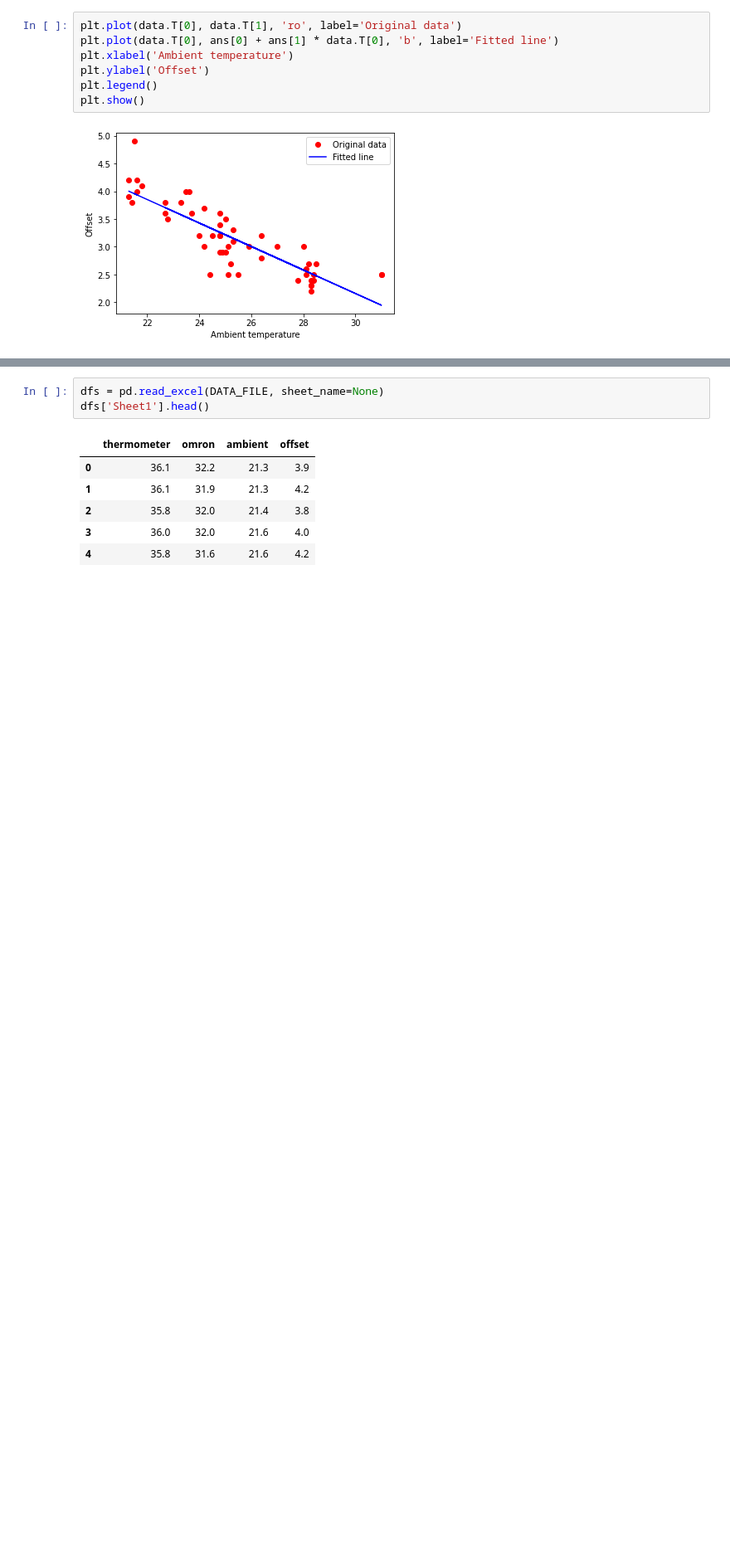
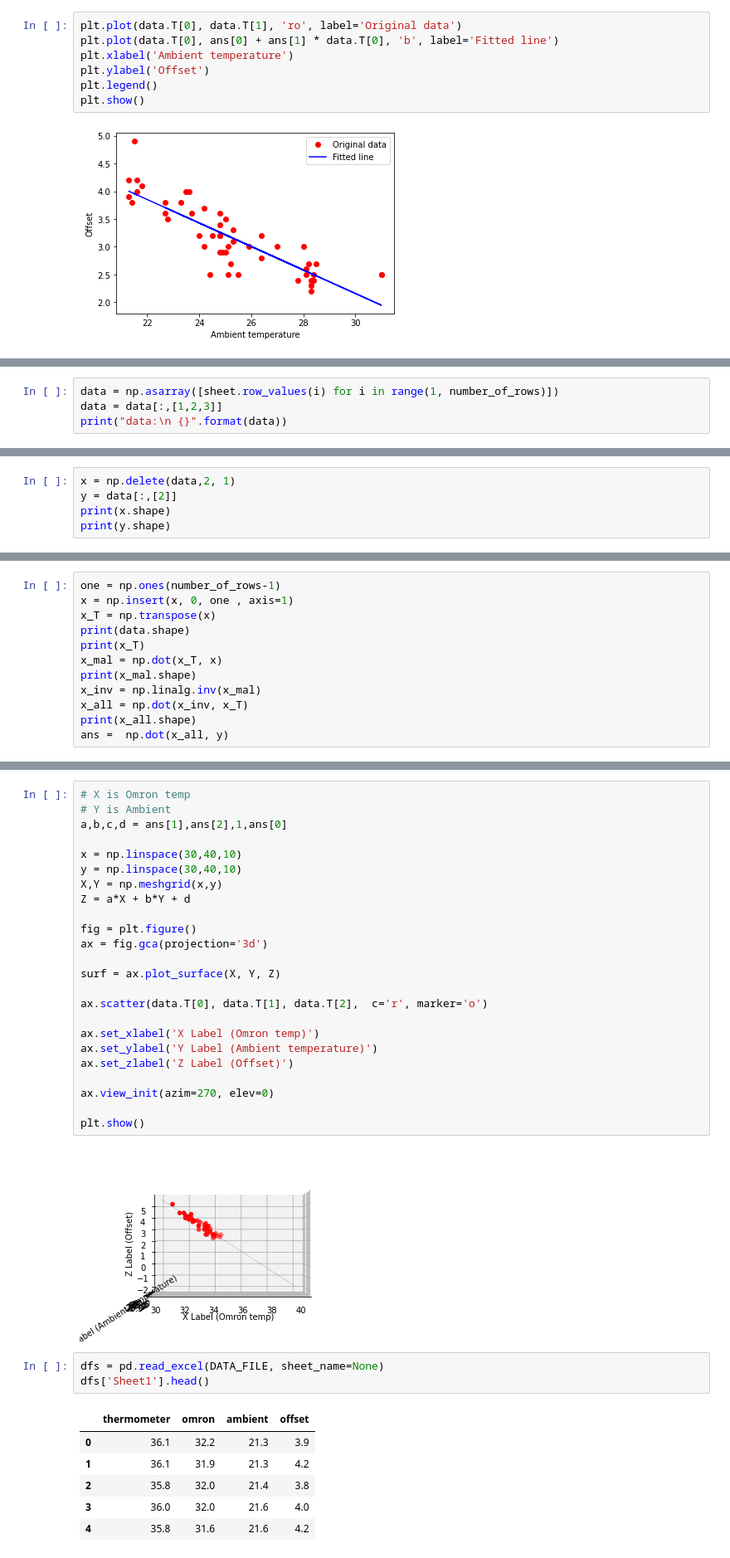
Before and after one commit to kittipat1413/Omron_D6T, a Jupyter notebook: linear regression.ipynb, the cells around one changed output, grey strips where cells are left out. Shown at 83% size. Drawn from its saved outputs; the diff is of its cells as text; blank space fills up the shorter version.

```diff
--- a/linear regression.ipynb
+++ b/linear regression.ipynb
@@ -90,0 +96,4 @@ plt.show()
+# %%
+data = np.asarray([sheet.row_values(i) for i in range(1, number_of_rows)])
+data = data[:,[1,2,3]]
+print("data:\n {}".format(data))
@@ -90,0 +118,5 @@ plt.show()
+# %%
+x = np.delete(data,2, 1)
+y = data[:,[2]]
+print(x.shape)
+print(y.shape)
@@ -90,0 +126,12 @@ plt.show()
+# %%
+one = np.ones(number_of_rows-1)
+x = np.insert(x, 0, one , axis=1)
+x_T = np.transpose(x)
+print(data.shape)
+print(x_T)
+x_mal = np.dot(x_T, x)
+print(x_mal.shape)
+x_inv = np.linalg.inv(x_mal)
+x_all = np.dot(x_inv, x_T)
+print(x_all.shape)
+ans =  np.dot(x_all, y)
@@ -91,3 +160,29 @@ plt.show()
+# %%
+# X is Omron temp
+# Y is Ambient
+a,b,c,d = ans[1],ans[2],1,ans[0]
+
+x = np.linspace(30,40,10)
+y = np.linspace(30,40,10)
+X,Y = np.meshgrid(x,y)
+Z = a*X + b*Y + d
+
+fig = plt.figure()
+ax = fig.gca(projection='3d')
+
+surf = ax.plot_surface(X, Y, Z)
+
+ax.scatter(data.T[0], data.T[1], data.T[2],  c='r', marker='o')
+
+ax.set_xlabel('X Label (Omron temp)')
+ax.set_ylabel('Y Label (Ambient temperature)')
+ax.set_zlabel('Z Label (Offset)')
+
+ax.view_init(azim=270, elev=0)
+
+plt.show()
+# %% [output]
+[figure, added]
 # %%
 dfs = pd.read_excel(DATA_FILE, sheet_name=None)
 dfs['Sheet1'].head()
```
Also changed, not shown: parts of 8 cells of this notebook.
